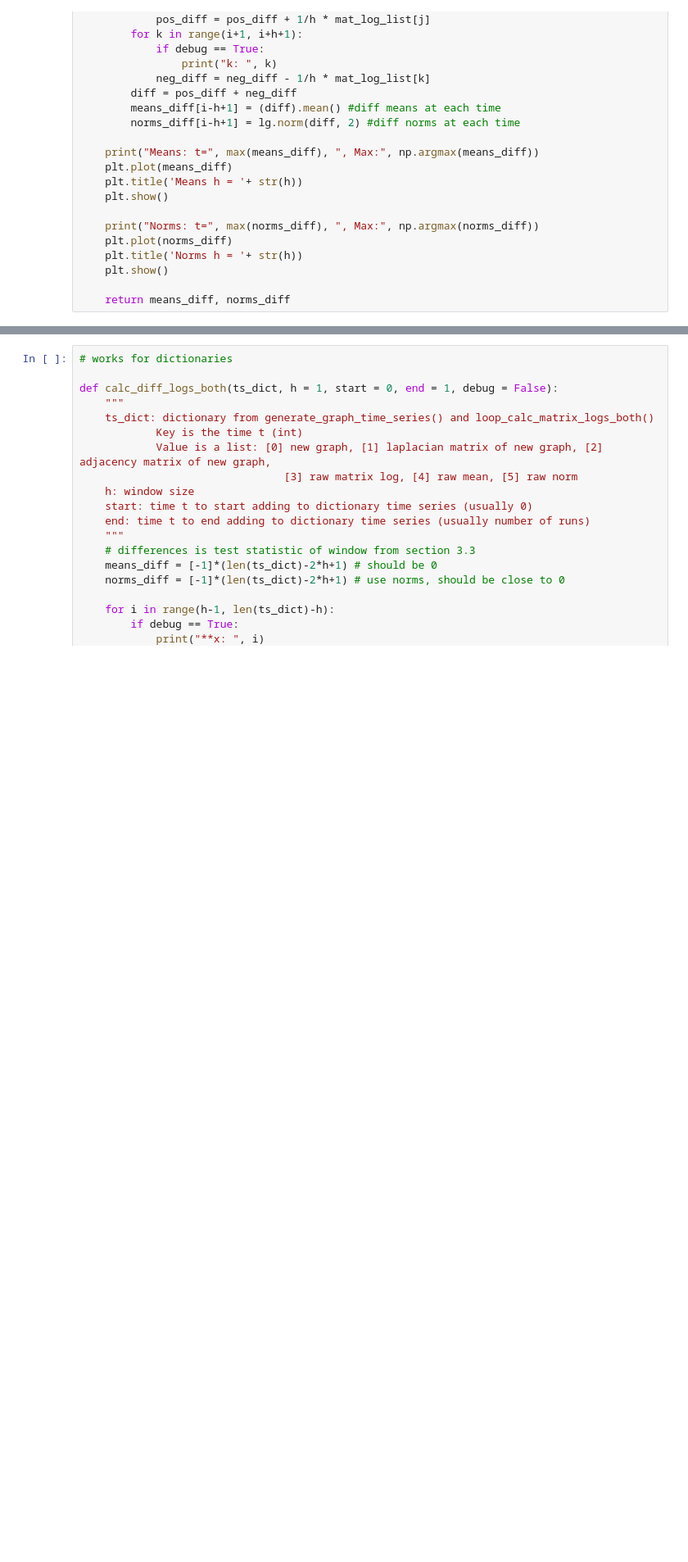
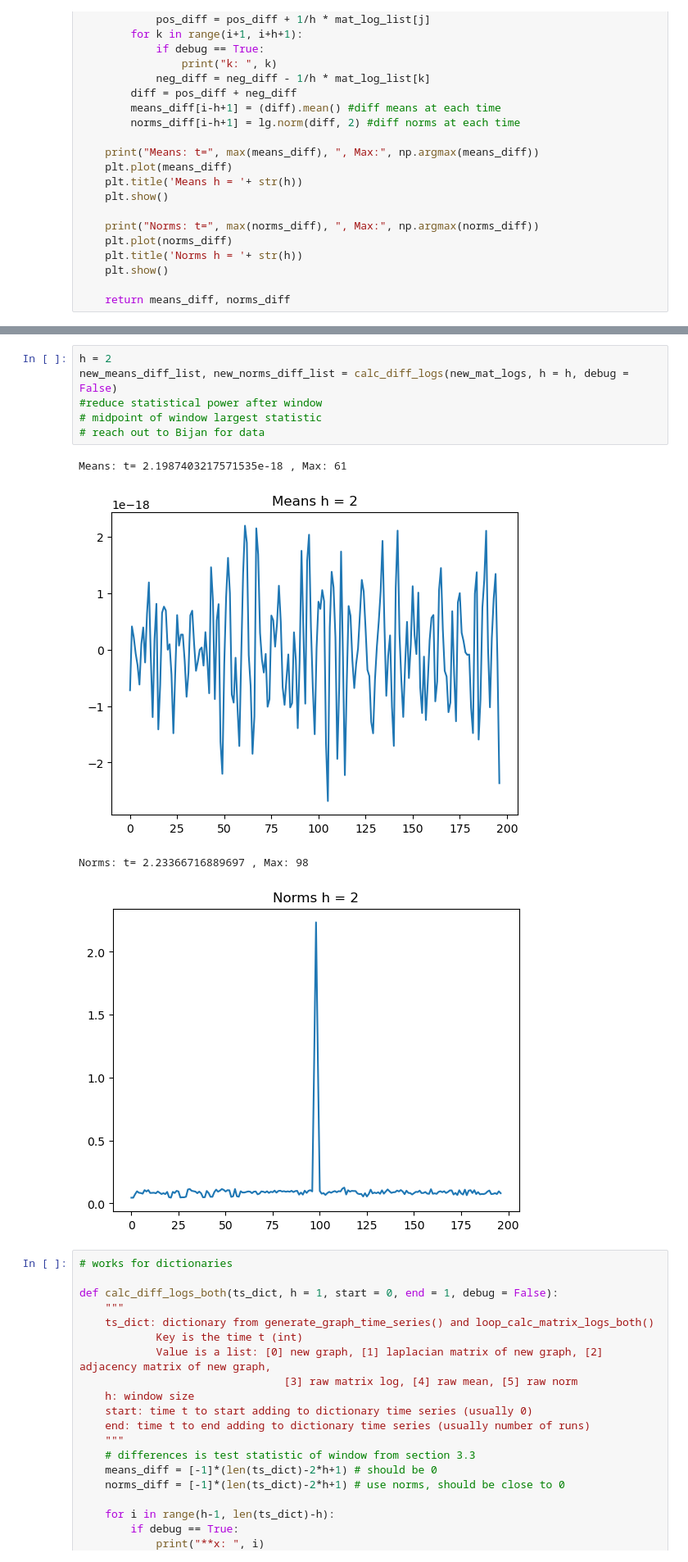
Before and after one commit to tmr005/mat_log_distance, a Jupyter notebook: Unit Square Distance Modularized.ipynb, the cells around one changed output, grey strips where cells are left out. Shown at 82% size. Saved outputs shown, nothing was run; the diff lists cells and outputs as text; blank space fills up the shorter version.

```diff
--- a/Unit Square Distance Modularized.ipynb
+++ b/Unit Square Distance Modularized.ipynb
@@ -589,3 +585,14 @@ Norms: t= 0.11396394376044833 , Max: 36
+# %%
+h = 2
+new_means_diff_list, new_norms_diff_list = calc_diff_logs(new_mat_logs, h = h, debug = False)
+#reduce statistical power after window
+# midpoint of window largest statistic
+# reach out to Bijan for data
+# %% [output]
+Means: t= 2.1987403217571535e-18 , Max: 61
+[figure, added]
+Norms: t= 2.23366716889697 , Max: 98
+[figure, added]
 # %%
 # works for dictionaries
 
```
Also changed, not shown: parts of 16 cells of this notebook.
